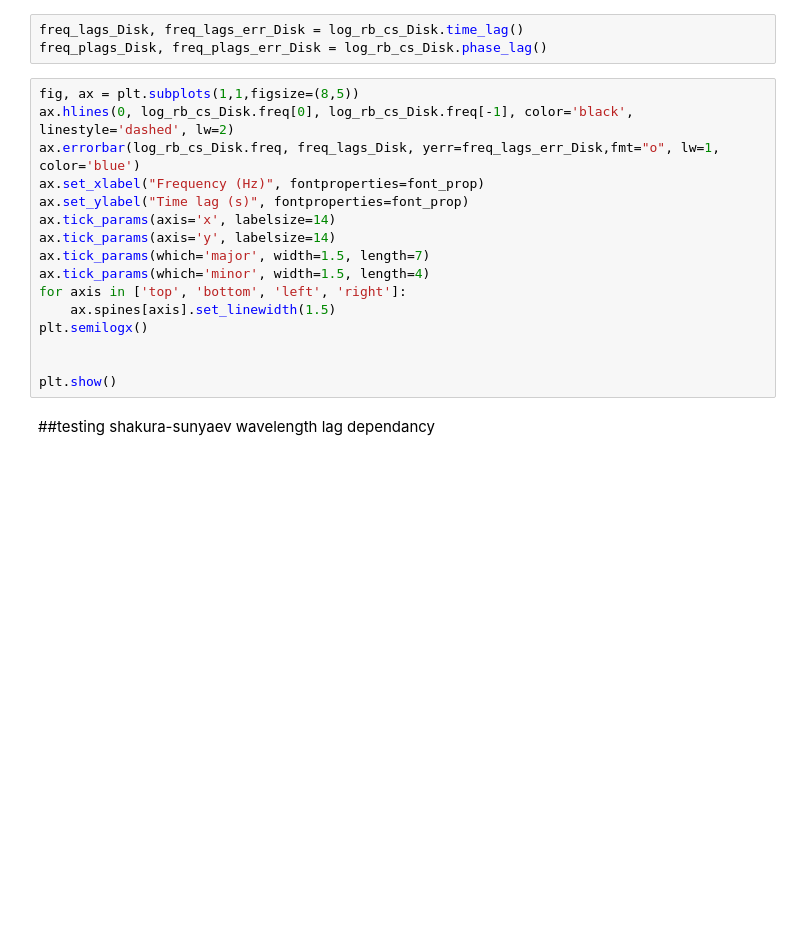
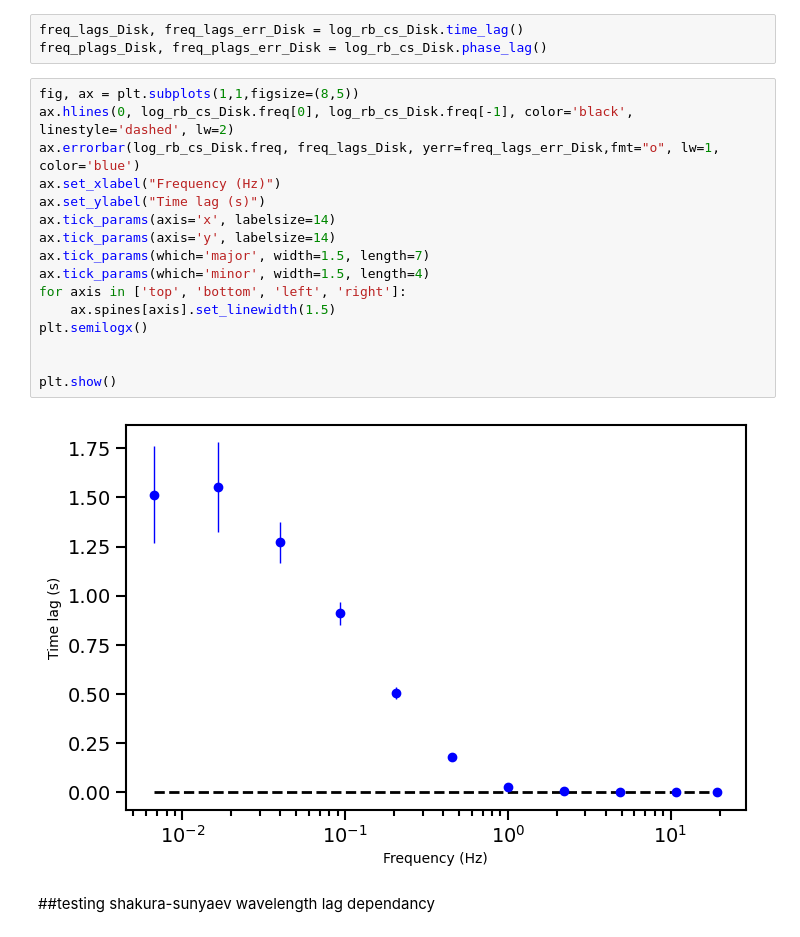
Before and after one commit to aeoj01-cpu/AGN_mapping, a Jupyter notebook: notebooks/testing_DISKfunction.ipynb, the cells around one changed output. Saved outputs shown, nothing was run; the diff lists cells and outputs as text; blank space fills up the shorter version.

Commit message:
found frequency resolved lags for the accretion disk transfer function

```diff
--- a/notebooks/testing_DISKfunction.ipynb
+++ b/notebooks/testing_DISKfunction.ipynb
@@ -286,18 +288,20 @@ freq_plags_Disk, freq_plags_err_Disk = log_rb_cs_Disk.phase_lag()
 # %%
 fig, ax = plt.subplots(1,1,figsize=(8,5))
 ax.hlines(0, log_rb_cs_Disk.freq[0], log_rb_cs_Disk.freq[-1], color='black', linestyle='dashed', lw=2)
 ax.errorbar(log_rb_cs_Disk.freq, freq_lags_Disk, yerr=freq_lags_err_Disk,fmt="o", lw=1, color='blue')
-ax.set_xlabel("Frequency (Hz)", fontproperties=font_prop)
-ax.set_ylabel("Time lag (s)", fontproperties=font_prop)
+ax.set_xlabel("Frequency (Hz)")
+ax.set_ylabel("Time lag (s)")
 ax.tick_params(axis='x', labelsize=14)
 ax.tick_params(axis='y', labelsize=14)
 ax.tick_params(which='major', width=1.5, length=7)
 ax.tick_params(which='minor', width=1.5, length=4)
 for axis in ['top', 'bottom', 'left', 'right']:
     ax.spines[axis].set_linewidth(1.5)
 plt.semilogx()
 
 
 plt.show()
+# %% [output]
+[figure, added]
 # %% [markdown]
 ##testing shakura-sunyaev wavelength lag dependancy
```
Also changed, not shown: parts of 9 cells of this notebook, 4 other files.
